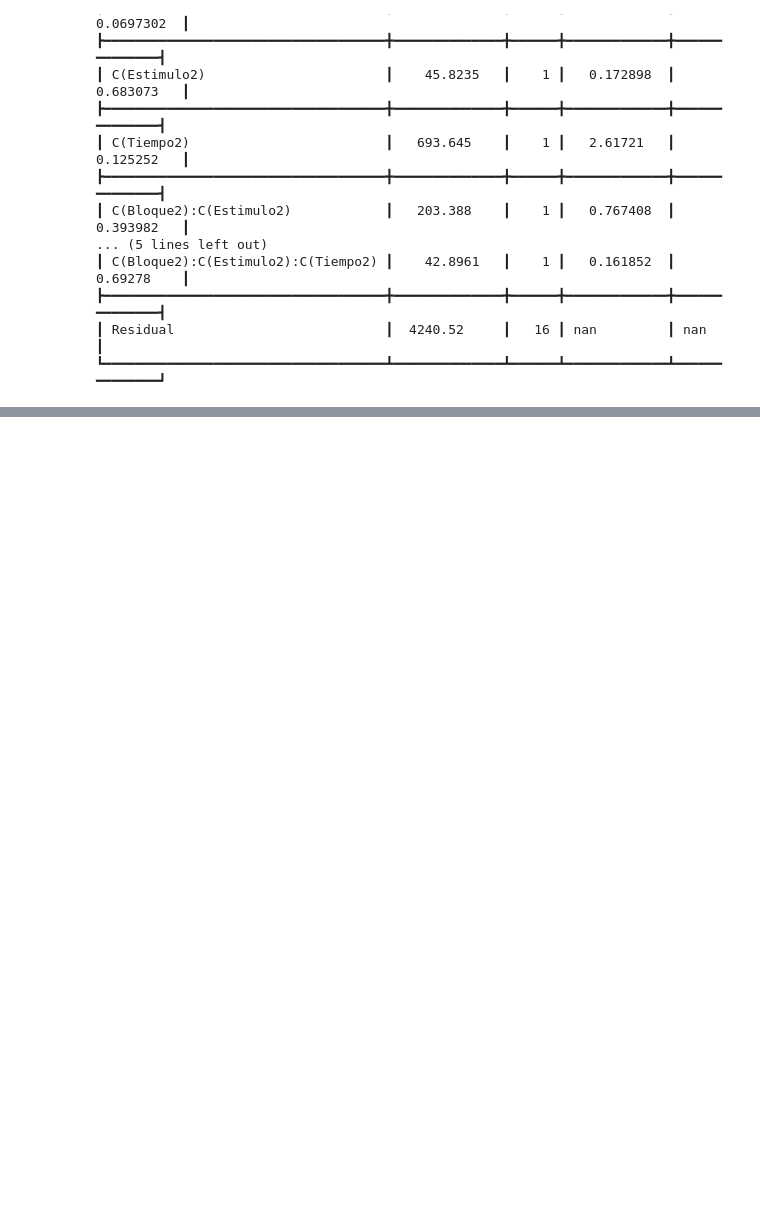
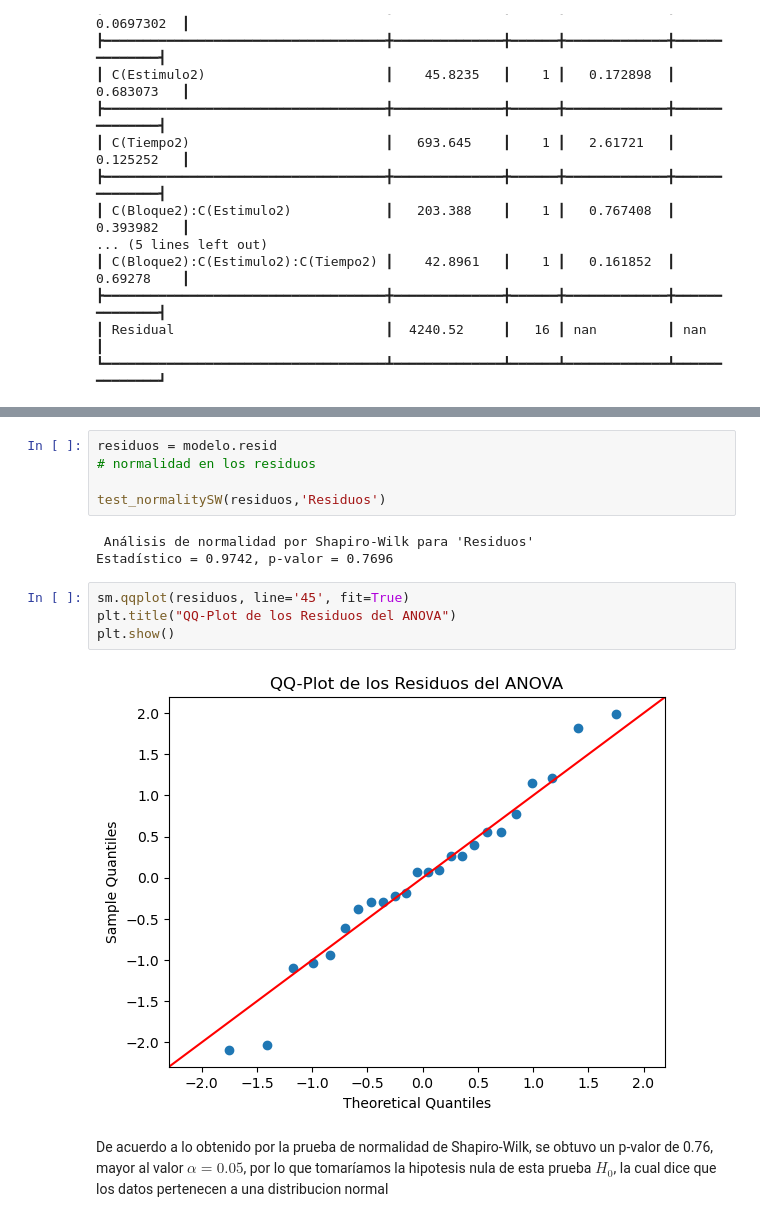
Before and after one commit to RisingNP/proyecto-2-probabilidad, a Jupyter notebook: Codigo.ipynb, the cells around one changed output, grey strips where cells are left out. Saved outputs shown, nothing was run; the diff lists cells and outputs as text; blank space fills up the shorter version.

```diff
--- a/Codigo.ipynb
+++ b/Codigo.ipynb
@@ -600,0 +628,16 @@ print(tabulate(anova_table,headers='keys',tablefmt='heavy_grid'))
+# %%
+residuos = modelo.resid
+# normalidad en los residuos
+
+test_normalitySW(residuos,'Residuos')
+# %% [output]
+ Análisis de normalidad por Shapiro-Wilk para 'Residuos'
+Estadístico = 0.9742, p-valor = 0.7696
+# %%
+sm.qqplot(residuos, line='45', fit=True)
+plt.title("QQ-Plot de los Residuos del ANOVA")
+plt.show()
+# %% [output]
+[figure, added]
+# %% [markdown]
+De acuerdo a lo obtenido por la prueba de normalidad de Shapiro-Wilk, se obtuvo un p-valor de 0.76, mayor al valor ${\alpha}=0.05$, por lo que tomaríamos la hipotesis nula de esta prueba $H_{0}$, la cual dice que los datos pertenecen a una distribucion normal
```
Also changed, not shown: parts of 23 cells of this notebook.
